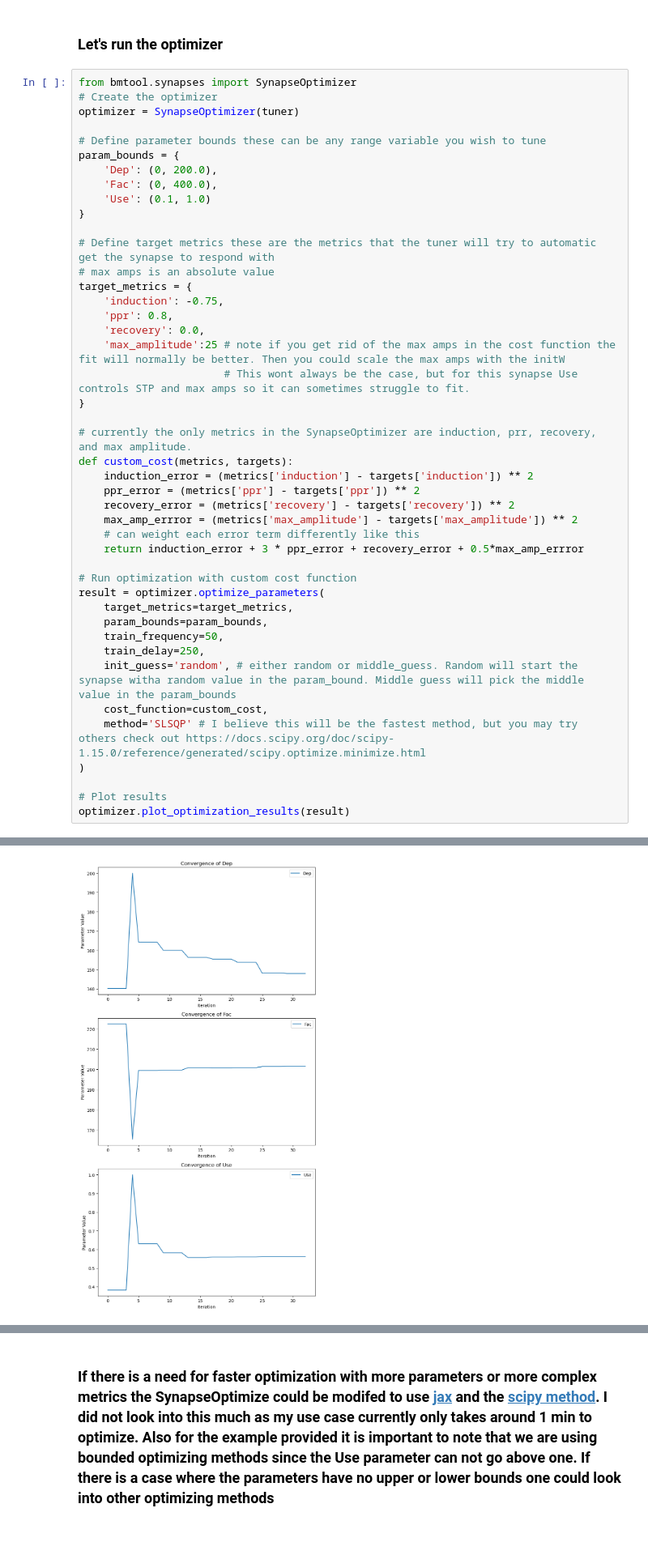
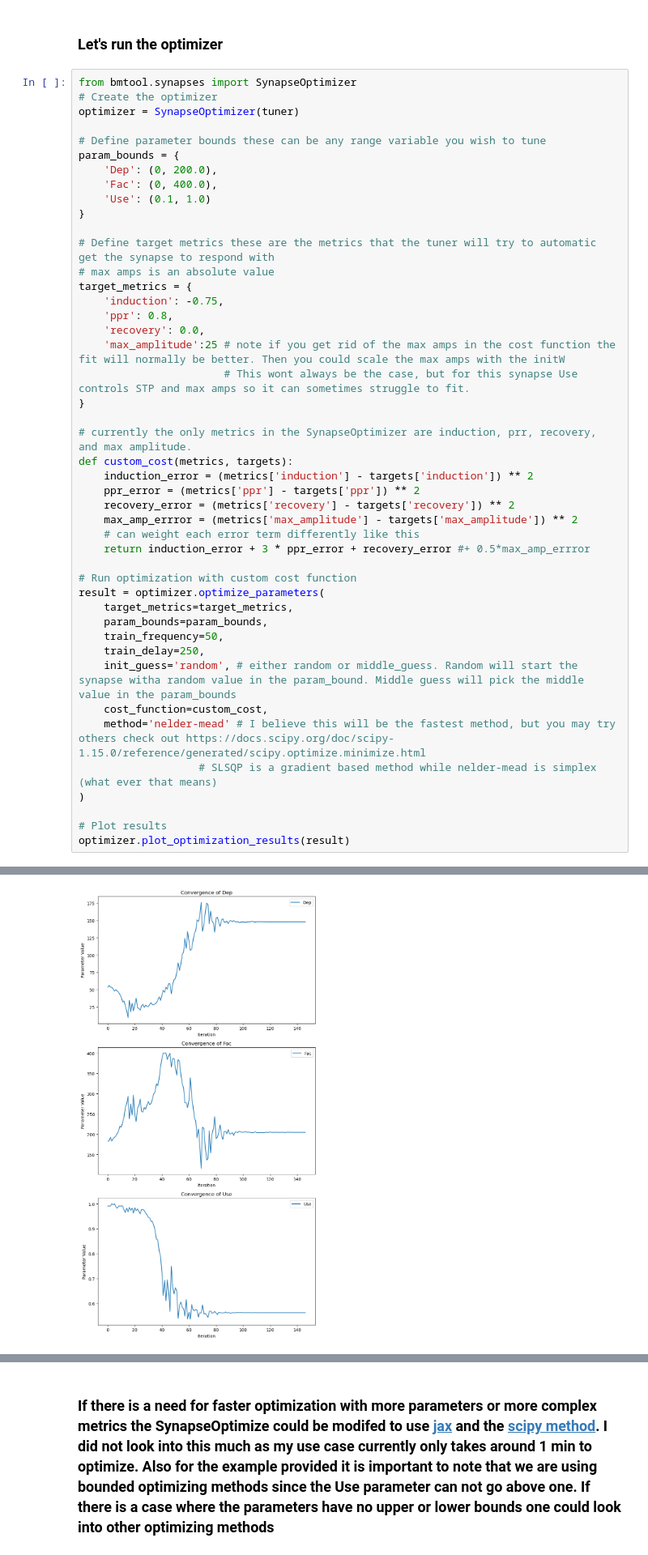
Before and after one commit to cyneuro/bmtool, a Jupyter notebook: examples/synapses/synaptic_tuner.ipynb, the cells around one changed output, grey strips where cells are left out. Shown at 81% size. Saved outputs shown, nothing was run; the diff lists cells and outputs as text.

```diff
--- a/examples/synapses/synaptic_tuner.ipynb
+++ b/examples/synapses/synaptic_tuner.ipynb
@@ -221,7 +221,7 @@ def custom_cost(metrics, targets):
     recovery_error = (metrics['recovery'] - targets['recovery']) ** 2
     max_amp_errror = (metrics['max_amplitude'] - targets['max_amplitude']) ** 2
     # can weight each error term differently like this
-    return induction_error + 3 * ppr_error + recovery_error + 0.5*max_amp_errror
+    return induction_error + 3 * ppr_error + recovery_error #+ 0.5*max_amp_errror
 
 # Run optimization with custom cost function
 result = optimizer.optimize_parameters(
@@ -231,7 +231,8 @@ result = optimizer.optimize_parameters(
     train_delay=250,
     init_guess='random', # either random or middle_guess. Random will start the synapse witha random value in the param_bound. Middle guess will pick the middle value in the param_bounds
     cost_function=custom_cost,
-    method='SLSQP' # I believe this will be the fastest method, but you may try others check out https://docs.scipy.org/doc/scipy-1.15.0/reference/generated/scipy.optimize.minimize.html
+    method='nelder-mead' # I believe this will be the fastest method, but you may try others check out https://docs.scipy.org/doc/scipy-1.15.0/reference/generated/scipy.optimize.minimize.html
+                   # SLSQP is a gradient based method while nelder-mead is simplex (what ever that means)
 )
 
 # Plot results
@@ -241,2 +242,2 @@ optimizer.plot_optimization_results(result)
-[figure, old version]
+[figure, new version]
 Optimization Results:
```
Also changed, not shown: parts of 3 cells of this notebook, 2 other files.
